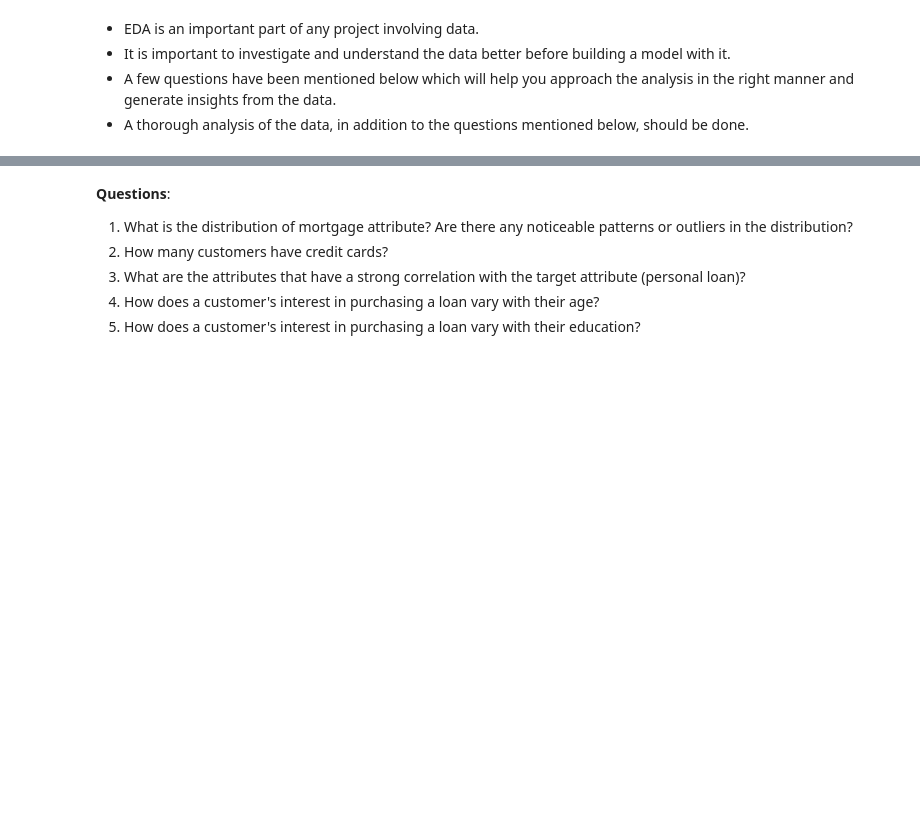
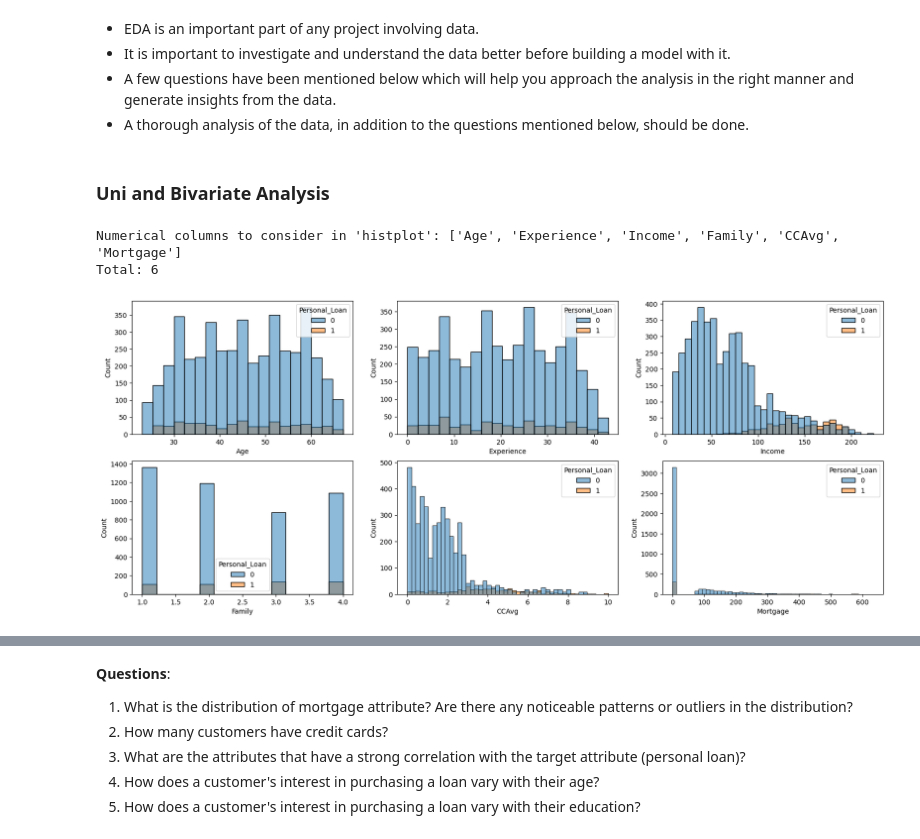
Before and after one commit to Celsius1313/AdvancedAnalyticsML01, a Jupyter notebook: ML_Project_Loan_Prediction_Celsio_Cosme.ipynb, the cells around one changed output, grey strips where cells are left out. Saved outputs shown, nothing was run; the diff lists cells and outputs as text; code cells hidden in the pictures; blank space fills up the shorter version.

```diff
--- a/ML_Project_Loan_Prediction_Celsio_Cosme.ipynb
+++ b/ML_Project_Loan_Prediction_Celsio_Cosme.ipynb
@@ -52,7 +52,8 @@ from sklearn.metrics import confusion_matrix, f1_score, recall_score, precision_
 # %% [markdown]
 ## Loading the dataset
 # %%
-df = pd.read_csv(r"C:\Users\P4773\Documents\Desktop_Folder_CelsioCosme_Work\McCOMBS UNIVERSITY OF TEXAS -- PGP - AIML\HANDS-ON PROJECTS\MACHINE LEARNING PROJECT\PERSONAL LOAN CAMPAIGN - PREDICTION\Loan_Modelling.csv")
+data = pd.read_csv(r"C:\Users\P4773\Documents\Desktop_Folder_CelsioCosme_Work\McCOMBS UNIVERSITY OF TEXAS -- PGP - AIML\HANDS-ON PROJECTS\MACHINE LEARNING PROJECT\PERSONAL LOAN CAMPAIGN - PREDICTION\Loan_Modelling.csv")
+df = data.copy()
 df
 # %% [output]
 |  | ID | Age | Experience | Income | ZIPCode | Family | CCAvg | Education | Mortgage | Personal_Loan | ... |
@@ -182,0 +213,3 @@ df.describe().T
+# %%
+df["Experience"] = df["Experience"].apply(lambda x: x*-1 if x < 0 else x) # Here, we are making the data treatment inside "Experience"
+print("'Experience' feature after treatment:\n", df["Experience"].sort_values(ascending=True).unique(), sep="") # Checking how the values inside "Experience" after treatment
@@ -182,0 +223,6 @@ df.describe().T
+# %%
+print(df.columns.to_list(), end="\n") # Checking the columns that we going to turn in categorical variables
+categorical_cols = ["ZIPCode", "Education", "Personal_Loan", "Securities_Account", "CD_Account", "Online", "CreditCard"]
+df[categorical_cols]=df[categorical_cols].astype(str)
+print("\n\n ***** Dataset after columns conversion ***** \n")
+print(df.info(), sep="")
@@ -187,3 +251,17 @@ df.describe().T
 - It is important to investigate and understand the data better before building a model with it.
 - A few questions have been mentioned below which will help you approach the analysis in the right manner and generate insights from the data.
 - A thorough analysis of the data, in addition to the questions mentioned below, should be done.
+# %% [markdown]
+### **Uni and Bivariate Analysis**
+# %%
+numerical_columns = df.select_dtypes(exclude="object").columns.to_list()
+print("Numerical columns to consider in 'histplot': ", numerical_columns[1:], "\nTotal: ", len(numerical_columns[1:]), sep="", end="\n\n")
+
+plt.figure(figsize=(20,25))
+for index, column in enumerate(numerical_columns[1:]):
+    plt.subplot(6, 3, index+1)
+    sns.histplot(df, x=column, hue="Personal_Loan");
+# %% [output]
+Numerical columns to consider in 'histplot': ['Age', 'Experience', 'Income', 'Family', 'CCAvg', 'Mortgage']
+Total: 6
+[figure, added]
```
Also changed, not shown: parts of 33 cells of this notebook.
